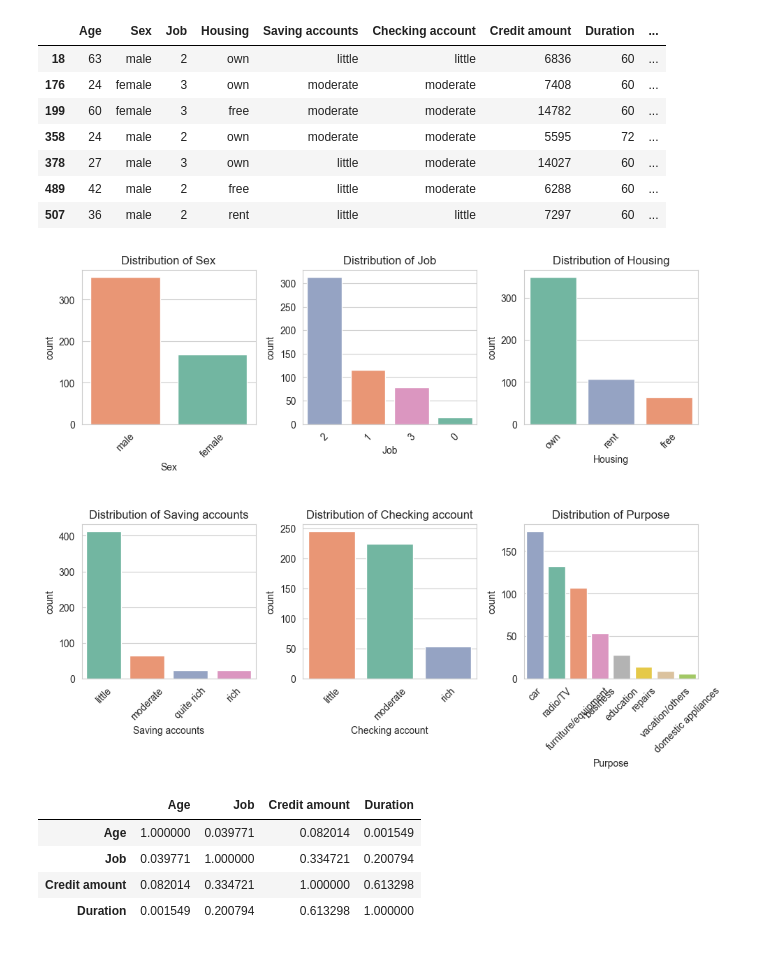
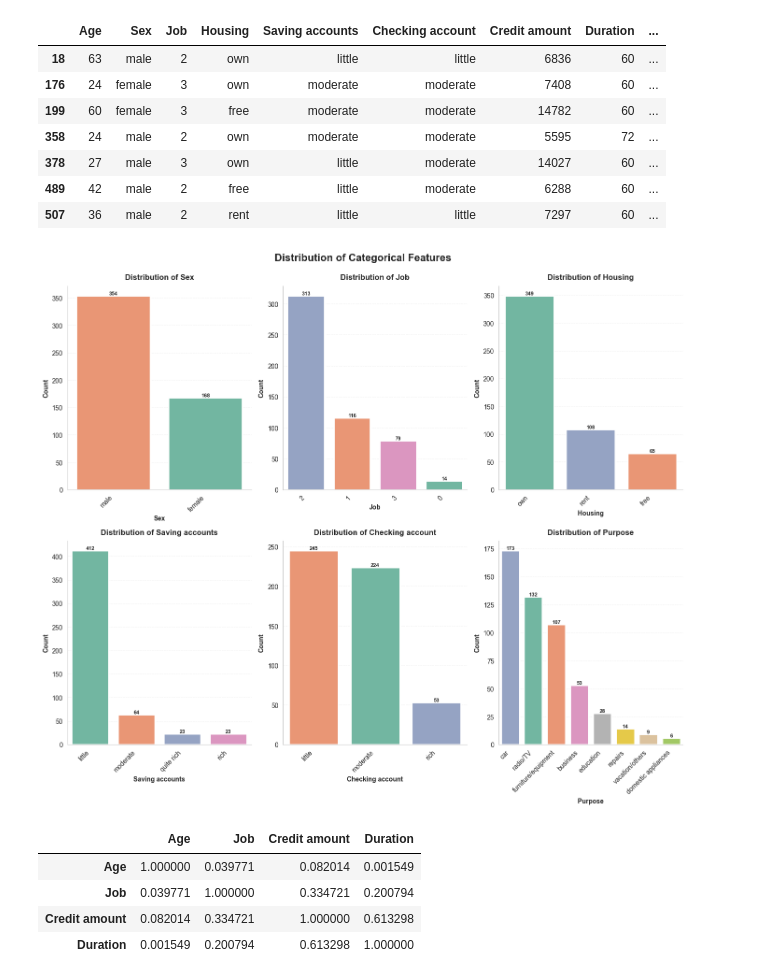
Before and after one commit to MateuszGruntkowski/Credit-Risk-Modeling, a Jupyter notebook: eda.ipynb, the cells around one changed output. Cells and saved outputs as stored; diff of their text form; code cells hidden in the pictures.

```diff
--- a/eda.ipynb
+++ b/eda.ipynb
@@ -159,23 +202,38 @@ df[df["Duration"] >= 60]
 # %%
 categorical_cols = ["Sex", "Job", "Housing", "Saving accounts", "Checking account", "Purpose"]
 # %%
-plt.figure(figsize = (10, 10))
+fig, axes = plt.subplots(2, 3, figsize=(14, 12))
+fig.patch.set_facecolor('white')
+
+axes_flat = axes.flatten()
+
 for i, col in enumerate(categorical_cols):
-    plt.subplot(3, 3, i+1)
+    ax = axes_flat[i]
 
-    sns.countplot(data=df,
-    x=col,
-    hue=col,
-    palette="Set2",
-    order=df[col].value_counts().index,
-    legend=False)
+    sns.countplot(data=df, x=col, palette="Set2", hue=col,
+                  order=df[col].value_counts().index,
+                  edgecolor='white', linewidth=2,
+                  legend=False, ax=ax)
 
-    plt.title(f"Distribution of {col}")
-    plt.xticks(rotation = 45)
+    ax.set_title(f"Distribution of {col}", fontsize=12, fontweight='bold', pad=10)
+    ax.set_xlabel(col, fontsize=10, fontweight='bold')
+    ax.set_ylabel('Count', fontsize=10, fontweight='bold')
+    ax.tick_params(axis='x', rotation=45)
+    plt.setp(ax.xaxis.get_majorticklabels(), rotation=45, ha='right')
+    ax.grid(axis='y', alpha=0.3, linestyle='--', linewidth=0.7)
+    ax.set_axisbelow(True)
+
+    ax.spines['top'].set_visible(False)
+    ax.spines['right'].set_visible(False)
+
+    for container in ax.containers:
+        ax.bar_label(container, fontsize=8, fontweight='bold')
+
+plt.suptitle("Distribution of Categorical Features", fontsize=16, fontweight='bold', y=0.995)
 plt.tight_layout()
 plt.show()
 # %% [output]
-[figure, old version]
+[figure, new version]
 # %%
 corr = df[["Age", "Job", "Credit amount", "Duration"]].corr()
 corr
```
Also changed, not shown: parts of 6 cells of this notebook.
